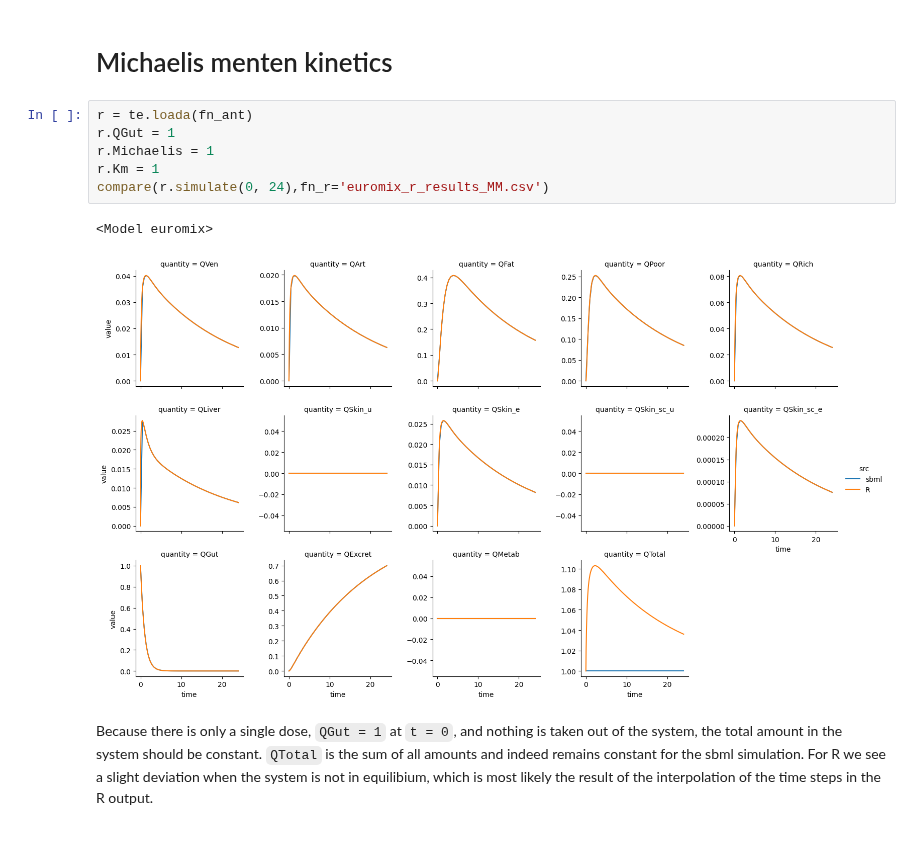
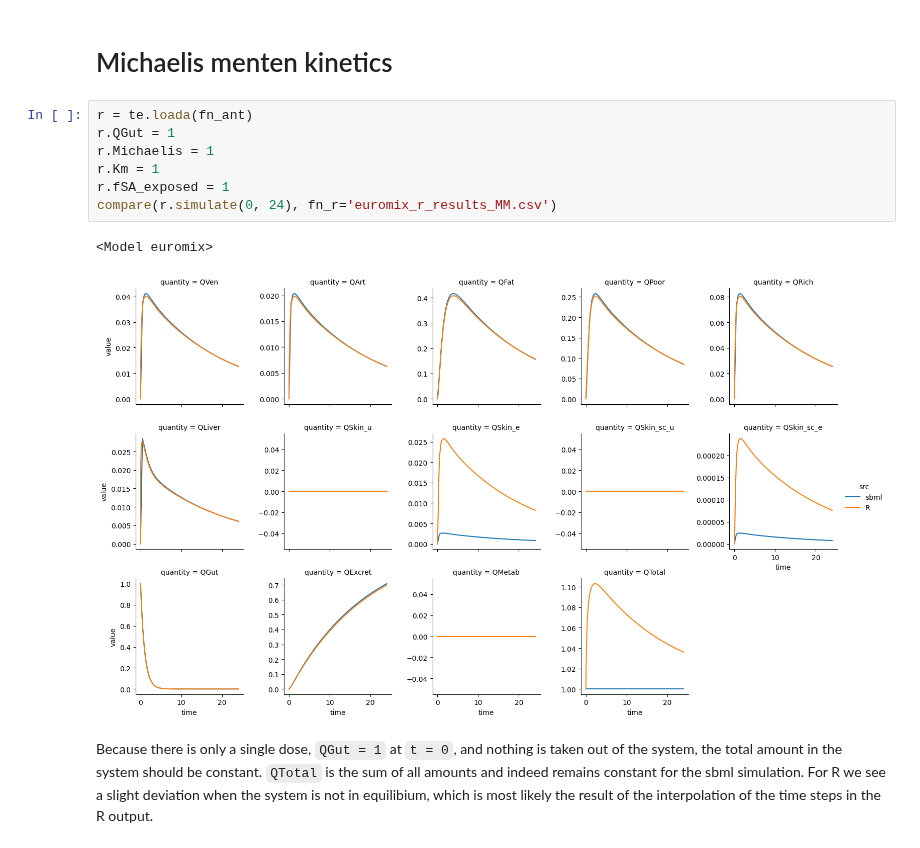
Before and after one commit to rivm-syso/euromix-to-sbml, a Jupyter notebook: notebooks/validate_antimony_model.ipynb, the cells around one changed output. Cells and saved outputs as stored; diff of their text form.

```diff
--- a/notebooks/validate_antimony_model.ipynb
+++ b/notebooks/validate_antimony_model.ipynb
@@ -76,11 +85,12 @@ Because there is only a single dose, `QGut = 1` at `t = 0`, and nothing is taken
 # %%
 r = te.loada(fn_ant)
 r.QGut = 1
 r.Michaelis = 1
 r.Km = 1
-compare(r.simulate(0, 24),fn_r='euromix_r_results_MM.csv')
+r.fSA_exposed = 1
+compare(r.simulate(0, 24), fn_r='euromix_r_results_MM.csv')
 # %% [output]
 <Model euromix>
-[figure, old version]
+[figure, new version]
 # %% [markdown]
 Because there is only a single dose, `QGut = 1` at `t = 0`, and nothing is taken out of the system, the total amount in the system should be constant. `QTotal` is the sum of all amounts and indeed remains constant for the sbml simulation. For R we see a slight deviation when the system is not in equilibium, which is most likely the result of the interpolation of the time steps in the R output.
```
Also changed, not shown: parts of 2 cells of this notebook, 4 other files.
